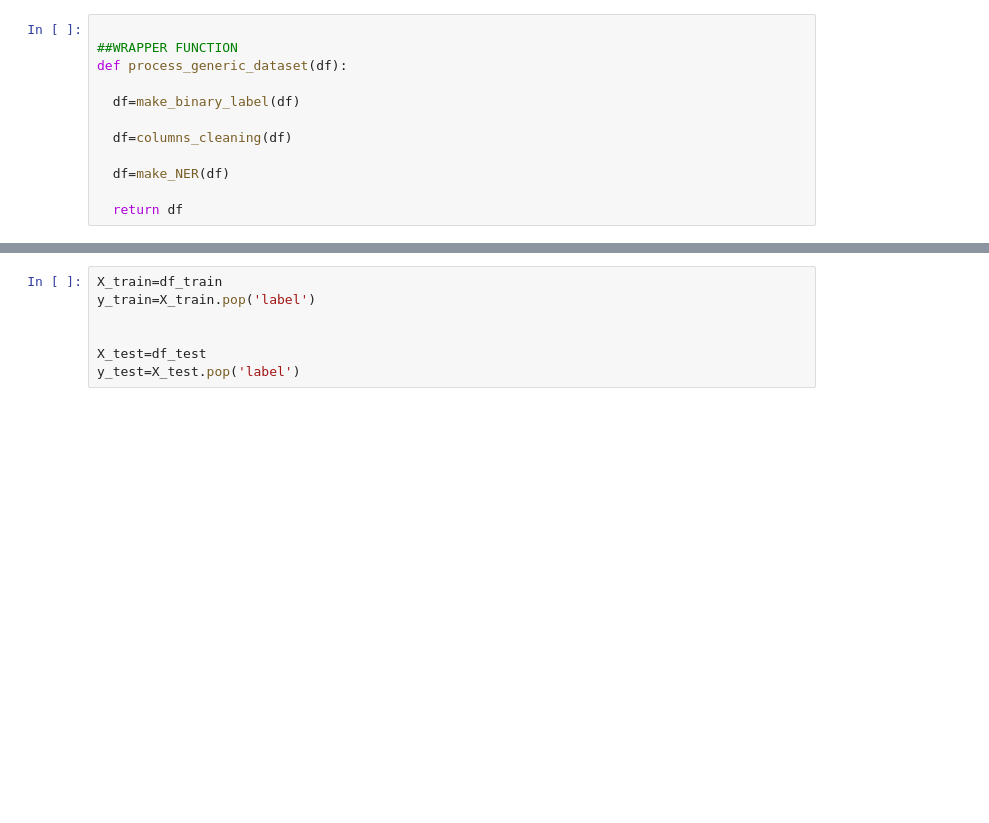
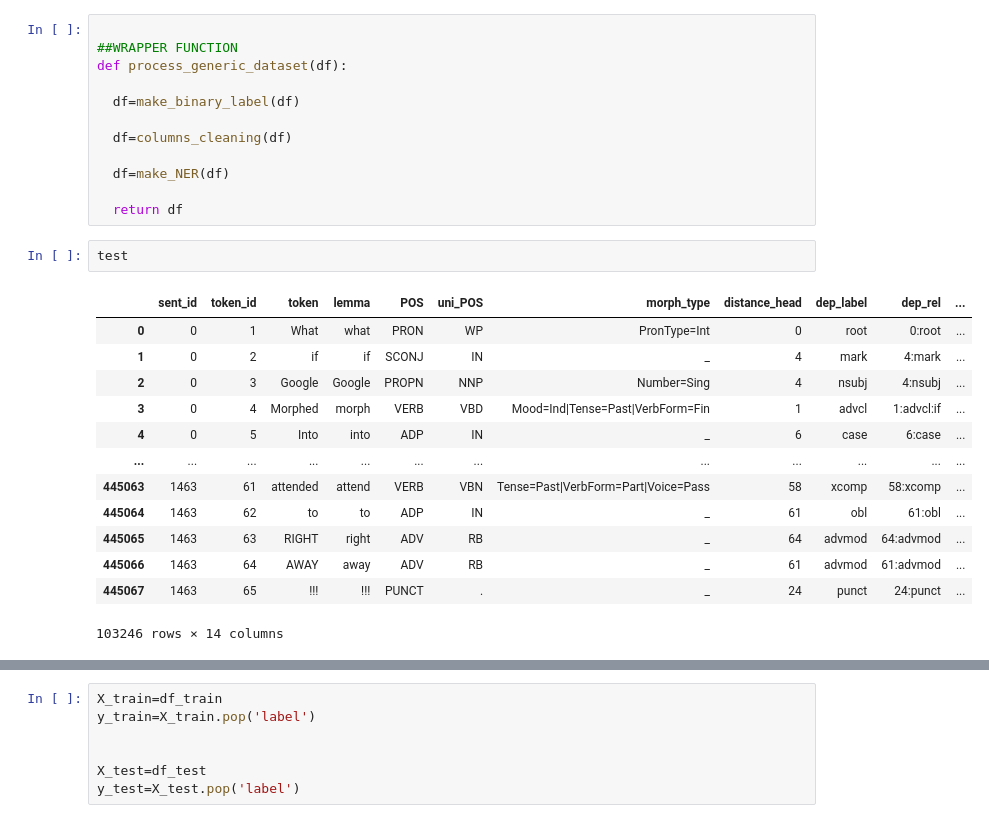
Before and after one commit to hasan-sh/advanced-nlp, a Jupyter notebook: Firstmodel_baseline.ipynb, the cells around one changed output, grey strips where cells are left out. Cells and saved outputs as stored; diff of their text form; blank space fills up the shorter version.

```diff
--- a/Firstmodel_baseline.ipynb
+++ b/Firstmodel_baseline.ipynb
@@ -497,3 +499,19 @@ def process_generic_dataset(df):
   df=make_NER(df)
 
   return df
+# %%
+test
+# %% [output]
+|  | sent_id | token_id | token | lemma | POS | uni_POS | morph_type | distance_head | dep_label | dep_rel | ... |
+| 0 | 0 | 1 | What | what | PRON | WP | PronType=Int | 0 | root | 0:root | ... |
+| 1 | 0 | 2 | if | if | SCONJ | IN | _ | 4 | mark | 4:mark | ... |
+| 2 | 0 | 3 | Google | Google | PROPN | NNP | Number=Sing | 4 | nsubj | 4:nsubj | ... |
+| 3 | 0 | 4 | Morphed | morph | VERB | VBD | Mood=Ind|Tense=Past|VerbForm=Fin | 1 | advcl | 1:advcl:if | ... |
+| 4 | 0 | 5 | Into | into | ADP | IN | _ | 6 | case | 6:case | ... |
+| ... | ... | ... | ... | ... | ... | ... | ... | ... | ... | ... | ... |
+| 445063 | 1463 | 61 | attended | attend | VERB | VBN | Tense=Past|VerbForm=Part|Voice=Pass | 58 | xcomp | 58:xcomp | ... |
+| 445064 | 1463 | 62 | to | to | ADP | IN | _ | 61 | obl | 61:obl | ... |
+| 445065 | 1463 | 63 | RIGHT | right | ADV | RB | _ | 64 | advmod | 64:advmod | ... |
+| 445066 | 1463 | 64 | AWAY | away | ADV | RB | _ | 61 | advmod | 61:advmod | ... |
+| 445067 | 1463 | 65 | !!! | !!! | PUNCT | . | _ | 24 | punct | 24:punct | ... |
+103246 rows × 14 columns
```
Also changed, not shown: parts of 6 cells of this notebook.
